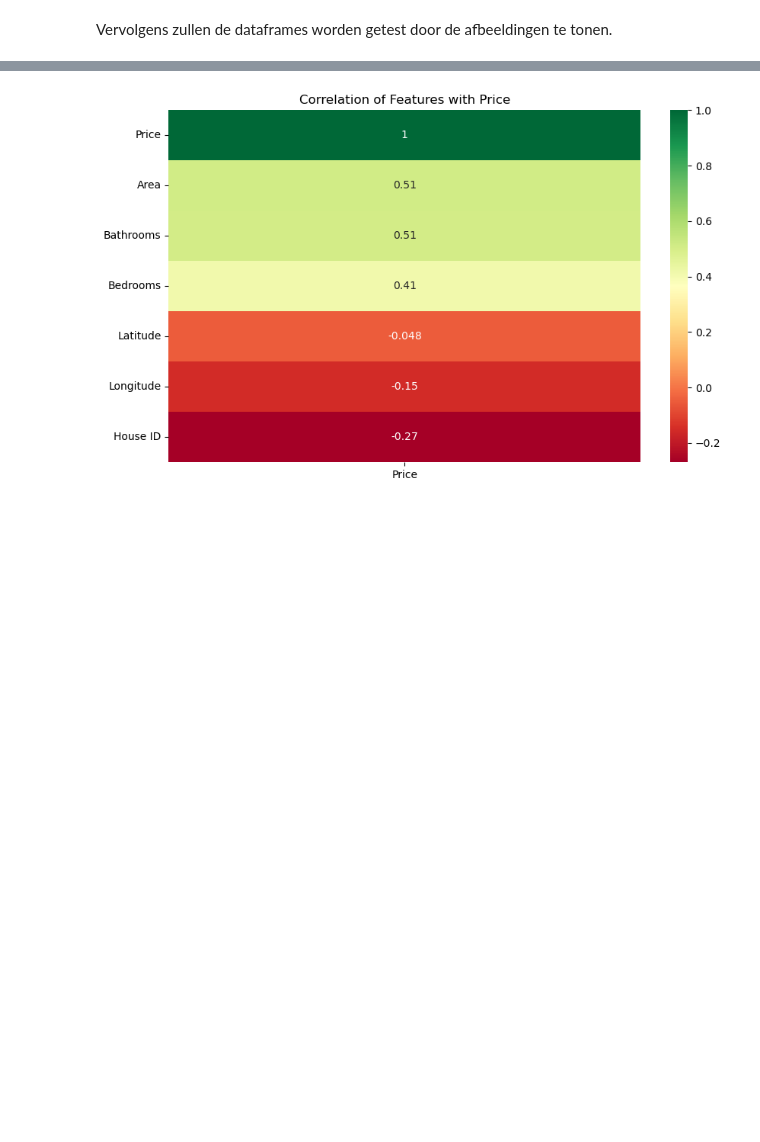
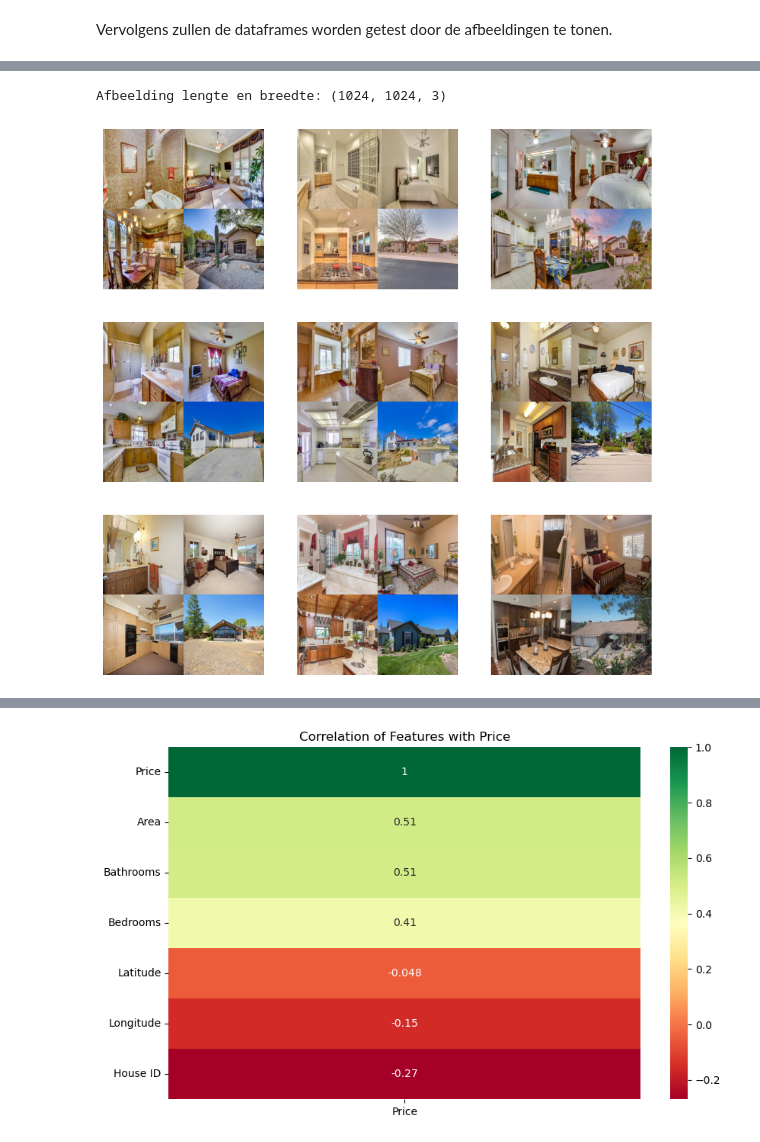
Before and after one commit to BJHeemskerk/DeepLearning_2024, a Jupyter notebook: Opdracht 1/Portfolio_1.ipynb, the cells around one changed output, grey strips where cells are left out. Cells and saved outputs as stored; diff of their text form; code cells hidden in the pictures; blank space fills up the shorter version.

```diff
--- a/Opdracht 1/Portfolio_1.ipynb
+++ b/Opdracht 1/Portfolio_1.ipynb
@@ -162,31 +153,0 @@ plt.show()
-# %%
-import pandas as pd
-import matplotlib.pyplot as plt
-import cv2
-import os
-import seaborn as sns
-
-# Load the metadata
-train_df = pd.read_csv(r'train.csv')
-test_df = pd.read_csv(r'test.csv')
-
-# Display the first few rows of the dataframe
-display(train_df.head())
-display(test_df.head())
-
-# Read and display images
-train_images_dir = r'Train'
-test_images_dir = r'Test'
-
-# Display some images from the train set
-train_images = os.listdir(train_images_dir)
-plt.figure(figsize=(10, 10))
-for i in range(9):
-    plt.subplot(3, 3, i + 1)
-    img = cv2.imread(os.path.join(train_images_dir, train_images[i]))
-    plt.imshow(cv2.cvtColor(img, cv2.COLOR_BGR2RGB))
-    plt.axis('off')
-
-# Display some images from the test set
-if 'Price' not in train_df.columns:
-    raise KeyError("Column 'target' does not exist in the dataframe.")
@@ -206,0 +158,16 @@ if 'Price' not in train_df.columns:
+# %%
+# Maken van figuur voor afbeeldingen
+plt.figure(figsize=(10, 10))
+for i in range(9):
+    # Maken van een subplot
+    plt.subplot(3, 3, i + 1)
+
+    # Inladen van de afbeelding
+    plt.imshow(train_images["ImgData"][i])
+    plt.axis('off')
+
+# Tonen van afbeelding grootte
+print(f"Afbeelding lengte en breedte: {train_images["ImgData"][0].shape}")
+# %% [output]
+Afbeelding lengte en breedte: (1024, 1024, 3)
+[figure, added]
```
Also changed, not shown: parts of 19 cells of this notebook.
